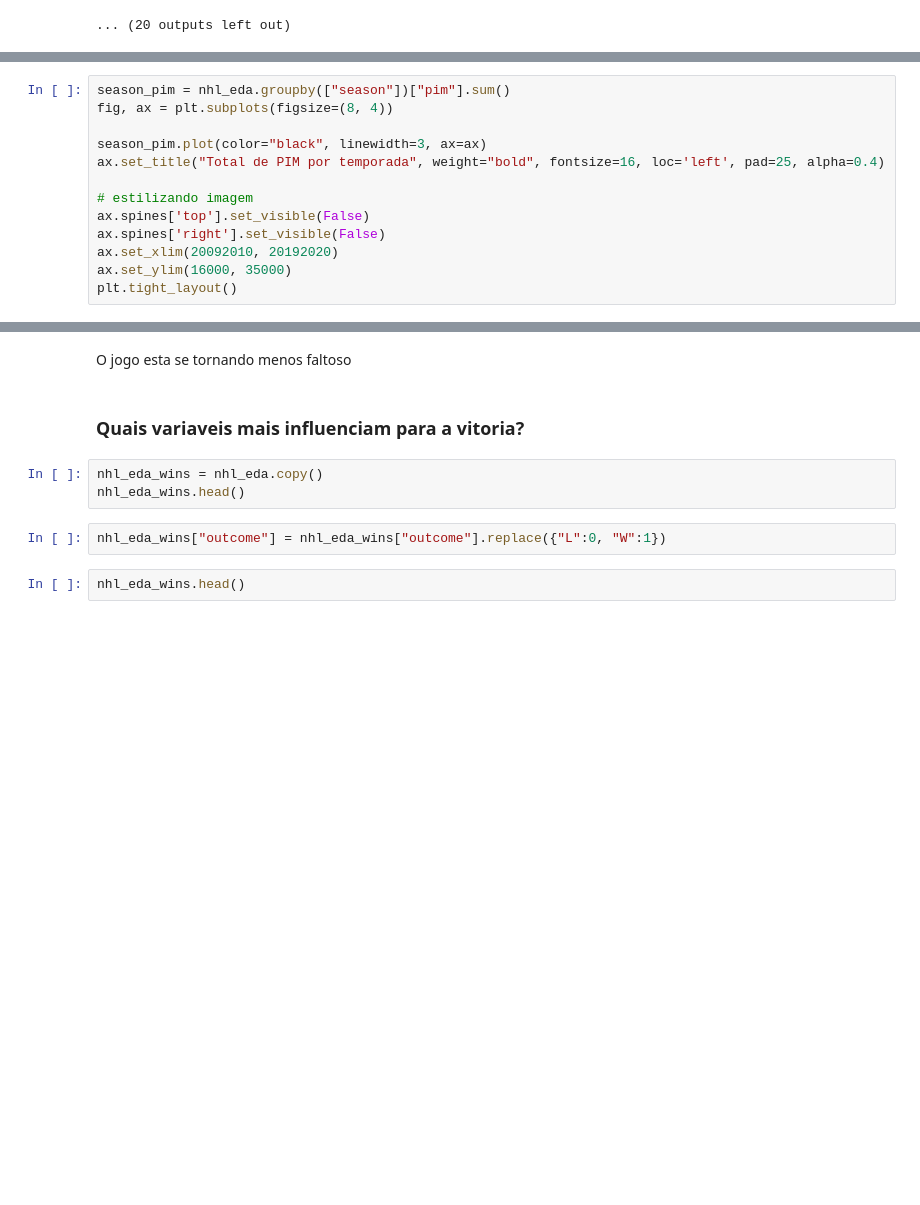
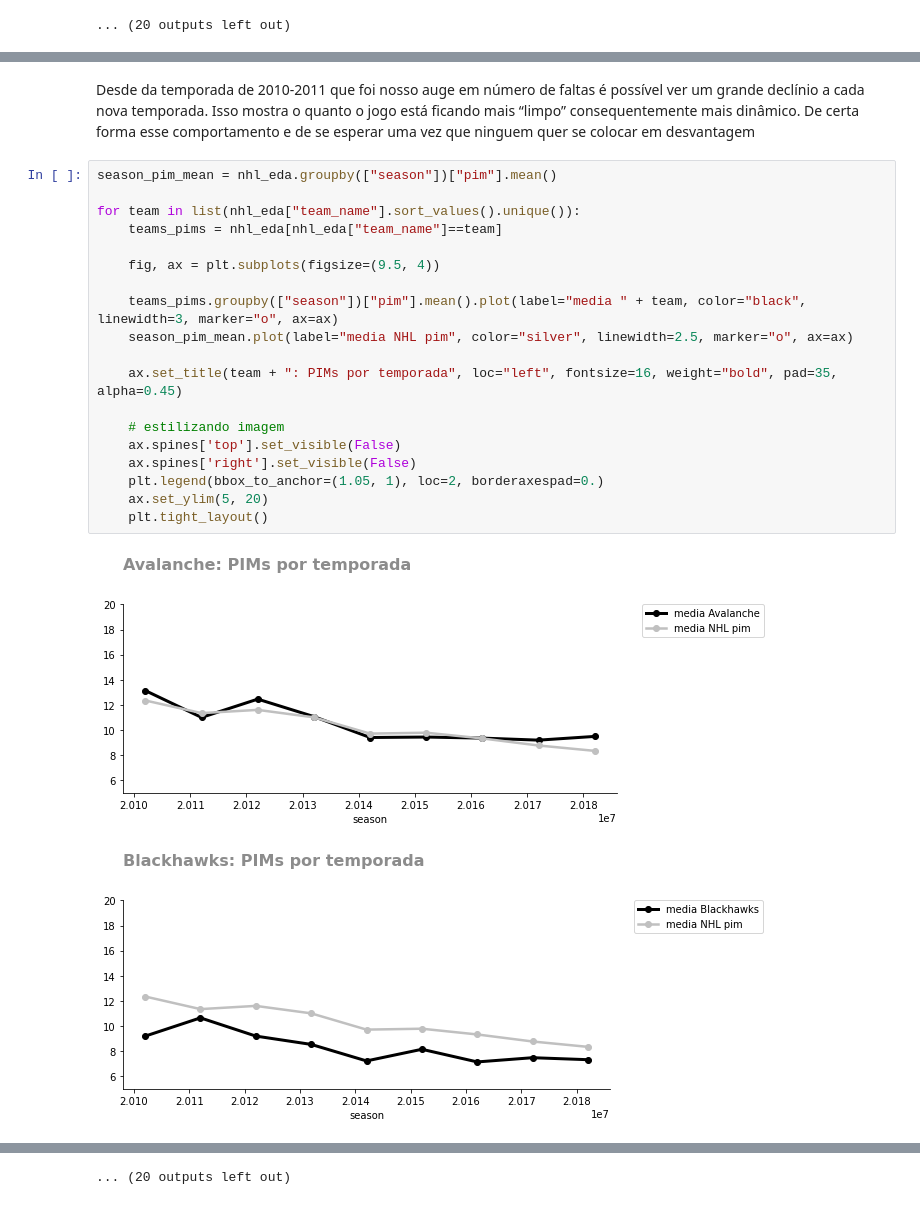
Before and after one commit to DanOakStats/NHL, a Jupyter notebook: eda_data_codeless.ipynb, the cells around one changed output, grey strips where cells are left out. Cells and saved outputs as stored; diff of their text form; blank space fills up the shorter version.

```diff
--- a/eda_data_codeless.ipynb
+++ b/eda_data_codeless.ipynb
@@ -510,13 +448,24 @@ plt.tight_layout()
+# %% [markdown]
+Desde da temporada de 2010-2011 que foi nosso auge em número de faltas é possível ver um grande declínio a cada nova temporada. Isso mostra o quanto o jogo está ficando mais “limpo” consequentemente mais dinâmico. De certa forma esse comportamento e de se esperar uma vez que ninguem quer se colocar em desvantagem
 # %%
-season_pim = nhl_eda.groupby(["season"])["pim"].sum()
-fig, ax = plt.subplots(figsize=(8, 4))
+season_pim_mean = nhl_eda.groupby(["season"])["pim"].mean()
 
-season_pim.plot(color="black", linewidth=3, ax=ax)
-ax.set_title("Total de PIM por temporada", weight="bold", fontsize=16, loc='left', pad=25, alpha=0.4)
+for team in list(nhl_eda["team_name"].sort_values().unique()):
+    teams_pims = nhl_eda[nhl_eda["team_name"]==team]
 
-# estilizando imagem
-ax.spines['top'].set_visible(False)
-ax.spines['right'].set_visible(False)
-ax.set_xlim(20092010, 20192020)
-ax.set_ylim(16000, 35000)
-plt.tight_layout()
+    fig, ax = plt.subplots(figsize=(9.5, 4))
+
+    teams_pims.groupby(["season"])["pim"].mean().plot(label="media " + team, color="black", linewidth=3, marker="o", ax=ax)
+    season_pim_mean.plot(label="media NHL pim", color="silver", linewidth=2.5, marker="o", ax=ax)
+
+    ax.set_title(team + ": PIMs por temporada", loc="left", fontsize=16, weight="bold", pad=35, alpha=0.45)
+
+    # estilizando imagem
+    ax.spines['top'].set_visible(False)
+    ax.spines['right'].set_visible(False)
+    plt.legend(bbox_to_anchor=(1.05, 1), loc=2, borderaxespad=0.)
+    ax.set_ylim(5, 20)
+    plt.tight_layout()
+# %% [output]
+[figure, added]
+[figure, added]
@@ -523,11 +482 @@ plt.tight_layout()
+... (20 outputs left out)
-# %% [markdown]
-O jogo esta se tornando menos faltoso
-# %% [markdown]
-### Quais variaveis mais influenciam para a vitoria?
-# %%
-nhl_eda_wins = nhl_eda.copy()
-nhl_eda_wins.head()
-# %%
-nhl_eda_wins["outcome"] = nhl_eda_wins["outcome"].replace({"L":0, "W":1})
-# %%
-nhl_eda_wins.head()
```
Also changed, not shown: parts of 16 cells of this notebook.
